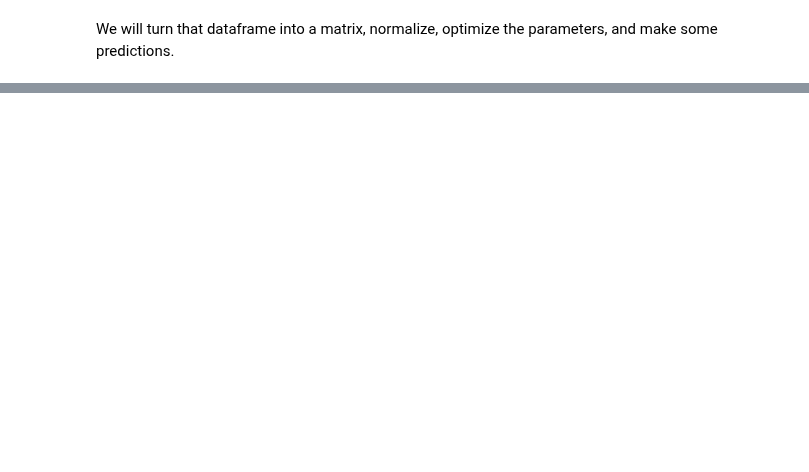
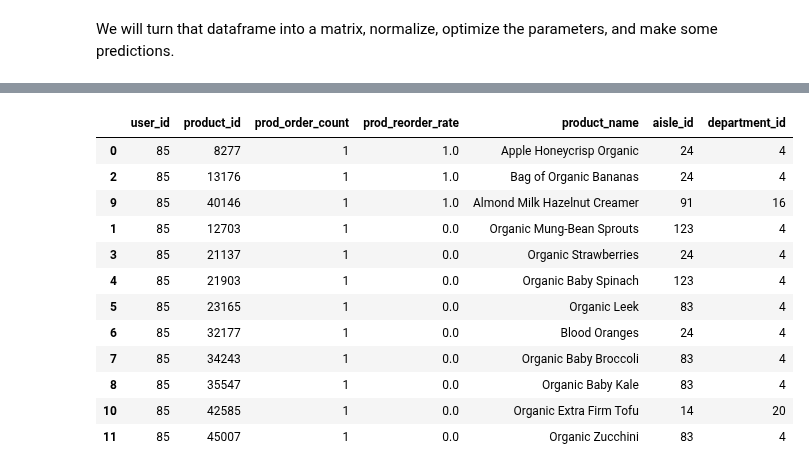
Before and after one commit to lbjennings/Springboard, a Jupyter notebook: Springboard/Capstone Project 1/SVD.ipynb, the cells around one changed output, grey strips where cells are left out. Saved outputs shown, nothing was run; the diff lists cells and outputs as text; code cells hidden in the pictures; blank space fills up the shorter version.

Commit message:
added prediction function

```diff
--- a/Springboard/Capstone Project 1/SVD.ipynb
+++ b/Springboard/Capstone Project 1/SVD.ipynb
@@ -345,0 +380,5 @@ We will turn that dataframe into a matrix, normalize, optimize the parameters, a
+# %%
+#multiple U by sigma then by V^t add means back in to get reconstruction of orginal matrix
+#then convert matrix to dataframe assigning columns and index
+reconstructed_reorders = np.dot(np.dot(U, sigma), Vt) + reorder_mean.reshape(-1, 1)
+df_predictions = pd.DataFrame(reconstructed_reorders, columns = df_reorders.columns,index=df_reorders.index)
@@ -345,0 +423,4 @@ We will turn that dataframe into a matrix, normalize, optimize the parameters, a
+# %%
+#for a user (134 here) pick
+prediction_thresholds=df_predictions.loc[85].apply(lambda x: x if x > 0.05 else None)
+prediction_thresholds.dropna().sort_values(ascending=False)
@@ -345,0 +442,49 @@ We will turn that dataframe into a matrix, normalize, optimize the parameters, a
+# %%
+def predicted_reorders(predictions_df, user_id, df_prod, df_rates, threshold=0.0):
+    """ Function takes 5 parameters: prediction dataframe, user to predict reorders for, product dataframe,
+        reorders rate per user dataframe, threshold from prediction dataframe to reach to make
+        recommendation.
+
+        Function returns two:  user_purchased: items users has purchased in last three orders,
+        prediction: items from user_purchased list that surpass prediction rate
+
+        note: threshold default is zero (returns product that SVD show to have any positive cosine similiarity).
+        Higher threshold settings will return more likely reorders.
+    """
+
+    # for user get products that surpass prediction theshold
+    prediction_thresholds=df_predictions.loc[user_id].apply(lambda x: x if x > threshold else None)
+    user_predictions = prediction_thresholds.dropna().sort_values(ascending=False)
+
+    # dataframe for items user has purchased previously (last three orders) with name and reorder rate
+    df_rates=df_rates.reset_index()
+    user_data = df_rates[df_rates.user_id == (user_id)]
+    user_purchased = (user_data.merge(df_prod, how = 'left', left_on = 'product_id', right_on = 'product_id').
+                     sort_values(['prod_reorder_rate'], ascending=False))
+
+    # Predict reorders by returning items from from previous purchases that surpass prediction rate
+    prediction = user_purchased.merge(pd.DataFrame(user_predictions).reset_index(), how = 'inner',left_on = 'product_id',
+               right_on = 'product_id')
+
+    #format prediction dataframe to see prediction rate and sort by rate
+    prediction=prediction.rename(columns = {user_id: 'Prediction'}).sort_values('Prediction', ascending = False)
+
+    return user_purchased, prediction
+# %%
+user_purchased, prediction = predicted_reorders(df_predictions,85, df_prod, df_rates,.05)
+# %%
+user_purchased
+# %% [output]
+|  | user_id | product_id | prod_order_count | prod_reorder_rate | product_name | aisle_id | department_id |
+| 0 | 85 | 8277 | 1 | 1.0 | Apple Honeycrisp Organic | 24 | 4 |
+| 2 | 85 | 13176 | 1 | 1.0 | Bag of Organic Bananas | 24 | 4 |
+| 9 | 85 | 40146 | 1 | 1.0 | Almond Milk Hazelnut Creamer | 91 | 16 |
+| 1 | 85 | 12703 | 1 | 0.0 | Organic Mung-Bean Sprouts | 123 | 4 |
+| 3 | 85 | 21137 | 1 | 0.0 | Organic Strawberries | 24 | 4 |
+| 4 | 85 | 21903 | 1 | 0.0 | Organic Baby Spinach | 123 | 4 |
+| 5 | 85 | 23165 | 1 | 0.0 | Organic Leek | 83 | 4 |
+| 6 | 85 | 32177 | 1 | 0.0 | Blood Oranges | 24 | 4 |
+| 7 | 85 | 34243 | 1 | 0.0 | Organic Baby Broccoli | 83 | 4 |
+| 8 | 85 | 35547 | 1 | 0.0 | Organic Baby Kale | 83 | 4 |
+| 10 | 85 | 42585 | 1 | 0.0 | Organic Extra Firm Tofu | 14 | 20 |
+| 11 | 85 | 45007 | 1 | 0.0 | Organic Zucchini | 83 | 4 |
```
Also changed, not shown: parts of 24 cells of this notebook.
